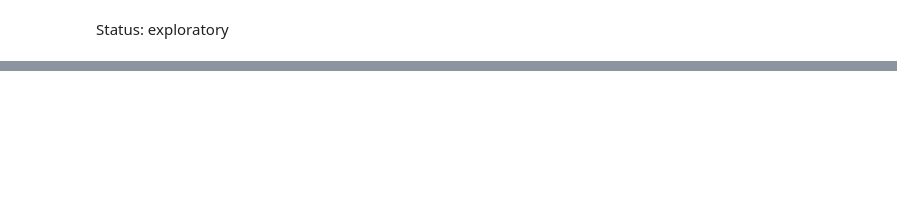
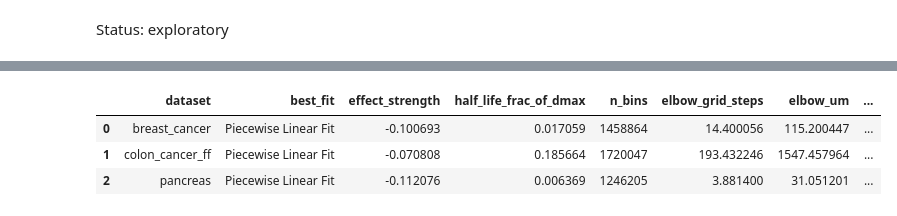
Before and after one commit to uderhardtlab/truncated_graphs, a Jupyter notebook: notebooks/exploratory/analyze_visium_hd.ipynb, the cells around one changed output, grey strips where cells are left out. Drawn from its saved outputs; the diff is of its cells as text; code cells hidden in the pictures; blank space fills up the shorter version.

```diff
--- a/notebooks/exploratory/analyze_visium_hd.ipynb
+++ b/notebooks/exploratory/analyze_visium_hd.ipynb
@@ -23 +26,12 @@ Three 8µm Visium HD samples, processed identically and compared side by side.
+# %%
+with open("../../fit_palette.json") as f:
+    pal = json.load(f)
+BSPBLUE = pal["Piecewise Linear Fit"]
+
+# TODO: point at this checkout's actual MICrONS connectome file — still a
+# je30bery-only path, see ../../STORY.md Key Result #4
+MICRONS_FN_MAT = "/home/woody/iwbn/iwbn007h/bosperrus/truncated_graphs/data/reimann_data/microns_mm3_connectome.h5"
+
+SAVE_SVG = "../../result_plots/figure4/figure4_combined.svg"
+SAVE_PDF = "../../result_plots/figure4/figure4_combined.pdf"
 # %%
@@ -101,2 +48,0 @@ def analyze_one(cfg):
-# %%
-cfg = DATASETS[0]
@@ -282,24 +48,0 @@ comparison_table
-# %%
-fig, axes = plt.subplots(2, len(DATASETS), figsize=(5 * len(DATASETS), 7), squeeze=False)
-colors = {"raw": "tab:blue", "bosperrus_corrected": "tab:orange"}
-
-for col, cfg in enumerate(DATASETS):
-    for row, dist_label in enumerate(["tissue_border", "capture_edge"]):
-        ax = axes[row][col]
-        for counts_label in ["raw", "bosperrus_corrected"]:
-            entry = next(e for e in sweep_results
-                         if e["dataset"] == cfg["name"] and e["distance"] == dist_label and e["counts"] == counts_label)
-            df = entry["sweep_df"]
-            if len(df):
-                ax.plot(df["distance"], df["p_value"], marker="o", ms=3,
-                        color=colors[counts_label], label=counts_label)
-        ax.axhline(0.05, color="red", ls="--", lw=1)
-        ax.set_yscale("log")
-        ax.set_title(f"{cfg['name']} — {dist_label}")
-        if row == 1:
-            ax.set_xlabel("ring distance (grid steps)")
-        if col == 0:
-            ax.set_ylabel("t-test p-value")
-        ax.legend(fontsize=7)
-
-fig.tight_layout()
@@ -305,0 +66,2 @@ fig.tight_layout()
+# %%
+visium_results = {cfg["name"]: visium_hd.analyze_dataset(cfg["h5ad"]) for cfg in VISIUM_DATASETS}
@@ -305,0 +77,11 @@ fig.tight_layout()
+# %%
+summary = pd.DataFrame([
+    visium_hd.summarize_fit(cfg["name"], visium_results[cfg["name"]], BIN_SIZE_UM)
+    for cfg in VISIUM_DATASETS
+])
+summary
+# %% [output]
+|  | dataset | best_fit | effect_strength | half_life_frac_of_dmax | n_bins | elbow_grid_steps | elbow_um | ... |
+| 0 | breast_cancer | Piecewise Linear Fit | -0.100693 | 0.017059 | 1458864 | 14.400056 | 115.200447 | ... |
+| 1 | colon_cancer_ff | Piecewise Linear Fit | -0.070808 | 0.185664 | 1720047 | 193.432246 | 1547.457964 | ... |
+| 2 | pancreas | Piecewise Linear Fit | -0.112076 | 0.006369 | 1246205 | 3.881400 | 31.051201 | ... |
```
Also changed, not shown: parts of 30 cells of this notebook, 12 other files.
